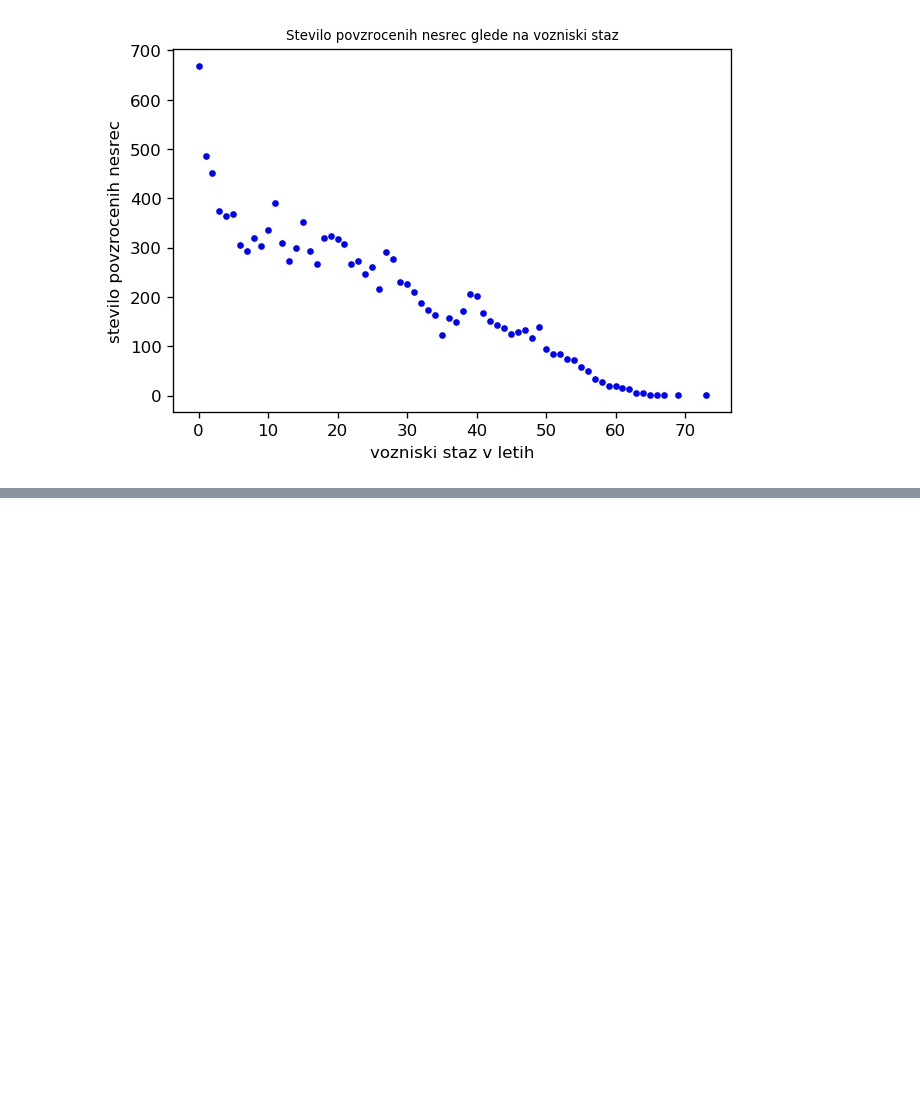
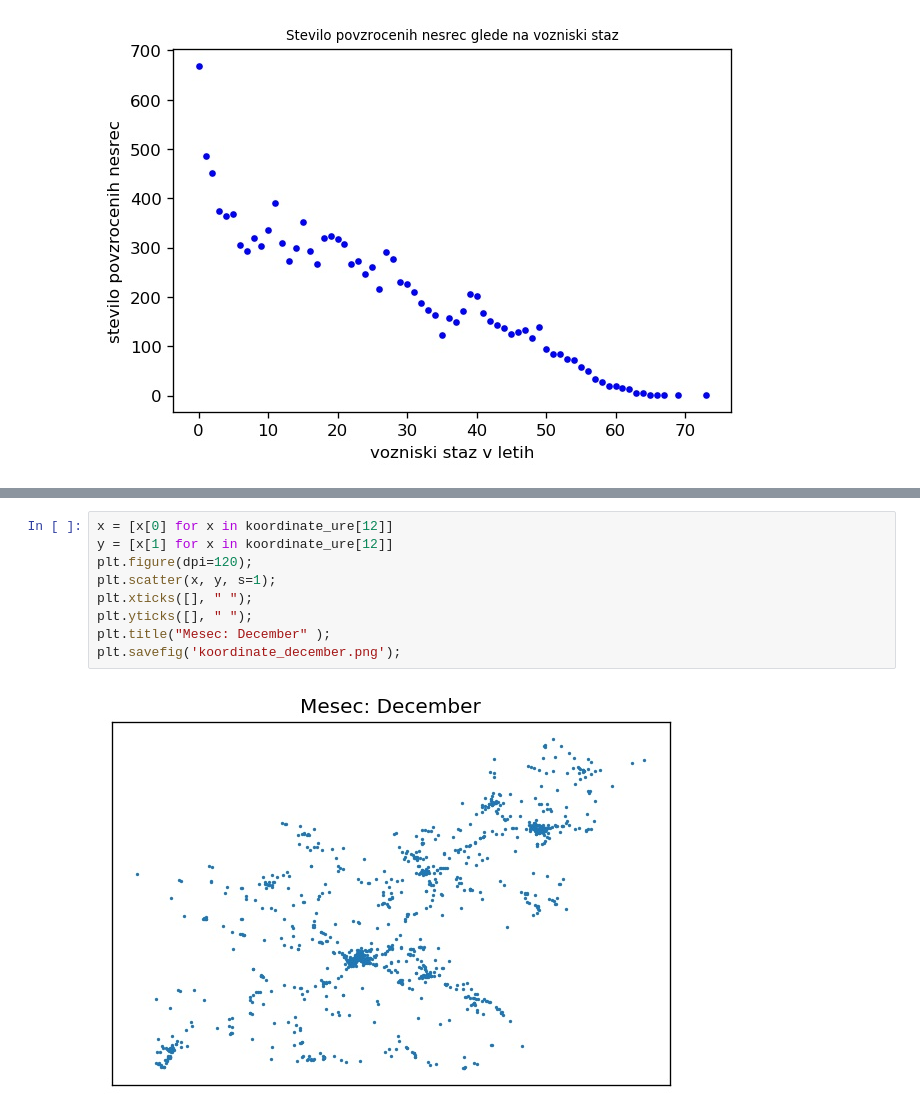
Before and after one commit to ozbej/PR20BOTGJ, a Jupyter notebook: Porocilo Ozbej.ipynb, the cells around one changed output, grey strips where cells are left out. Drawn from its saved outputs; the diff is of its cells as text; blank space fills up the shorter version.

Commit message:
Dodani gifi koordinat nesrec

```diff
--- a/Porocilo Ozbej.ipynb
+++ b/Porocilo Ozbej.ipynb
@@ -158,0 +188,11 @@ pearson(list(staz_nesrece.keys()), list(staz_nesrece.values()))
+# %%
+x = [x[0] for x in koordinate_ure[12]]
+y = [x[1] for x in koordinate_ure[12]]
+plt.figure(dpi=120);
+plt.scatter(x, y, s=1);
+plt.xticks([], " ");
+plt.yticks([], " ");
+plt.title("Mesec: December" );
+plt.savefig('koordinate_december.png');
+# %% [output]
+[figure, added]
```
Also changed, not shown: parts of 1 cell of this notebook, 15 other files.
